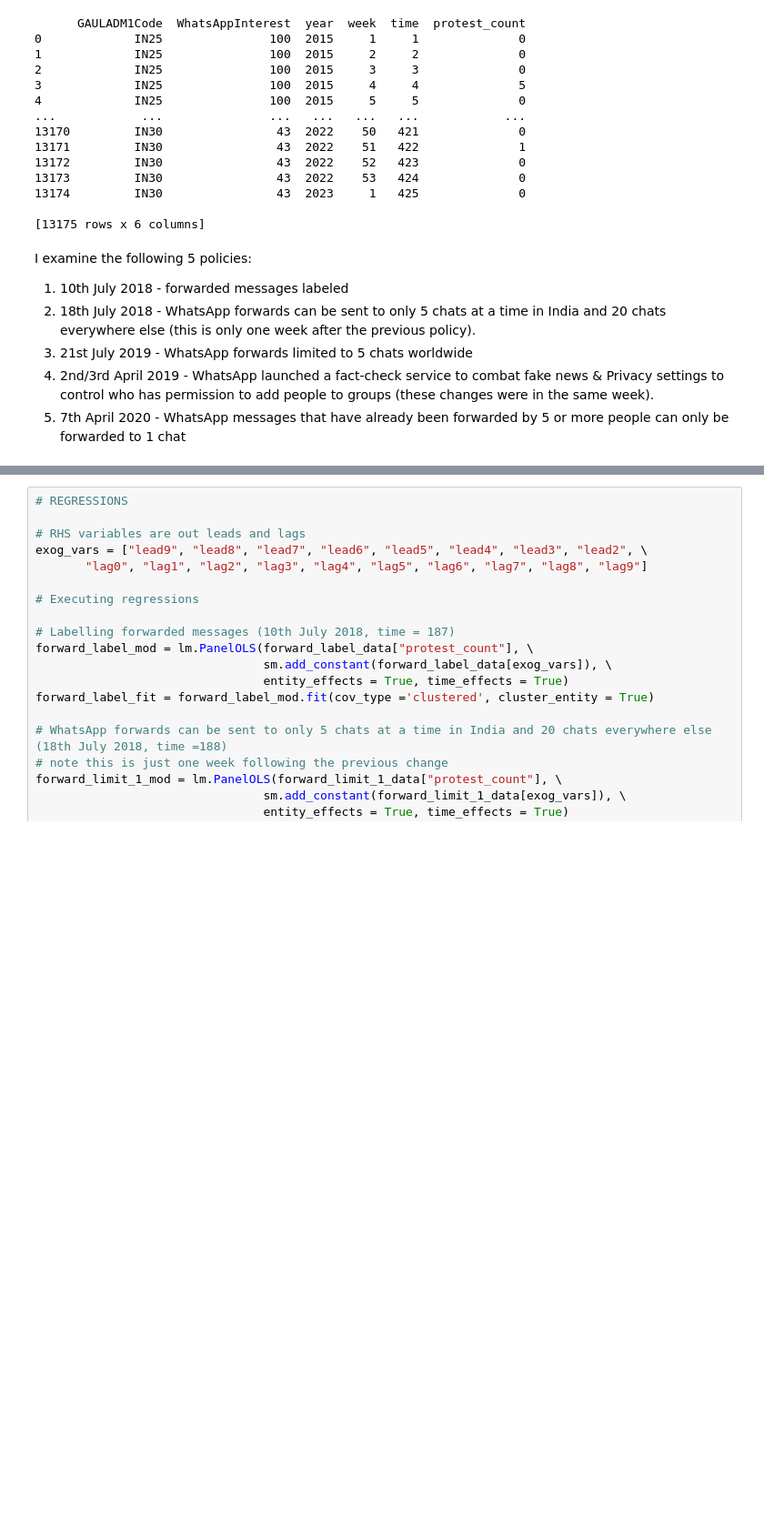
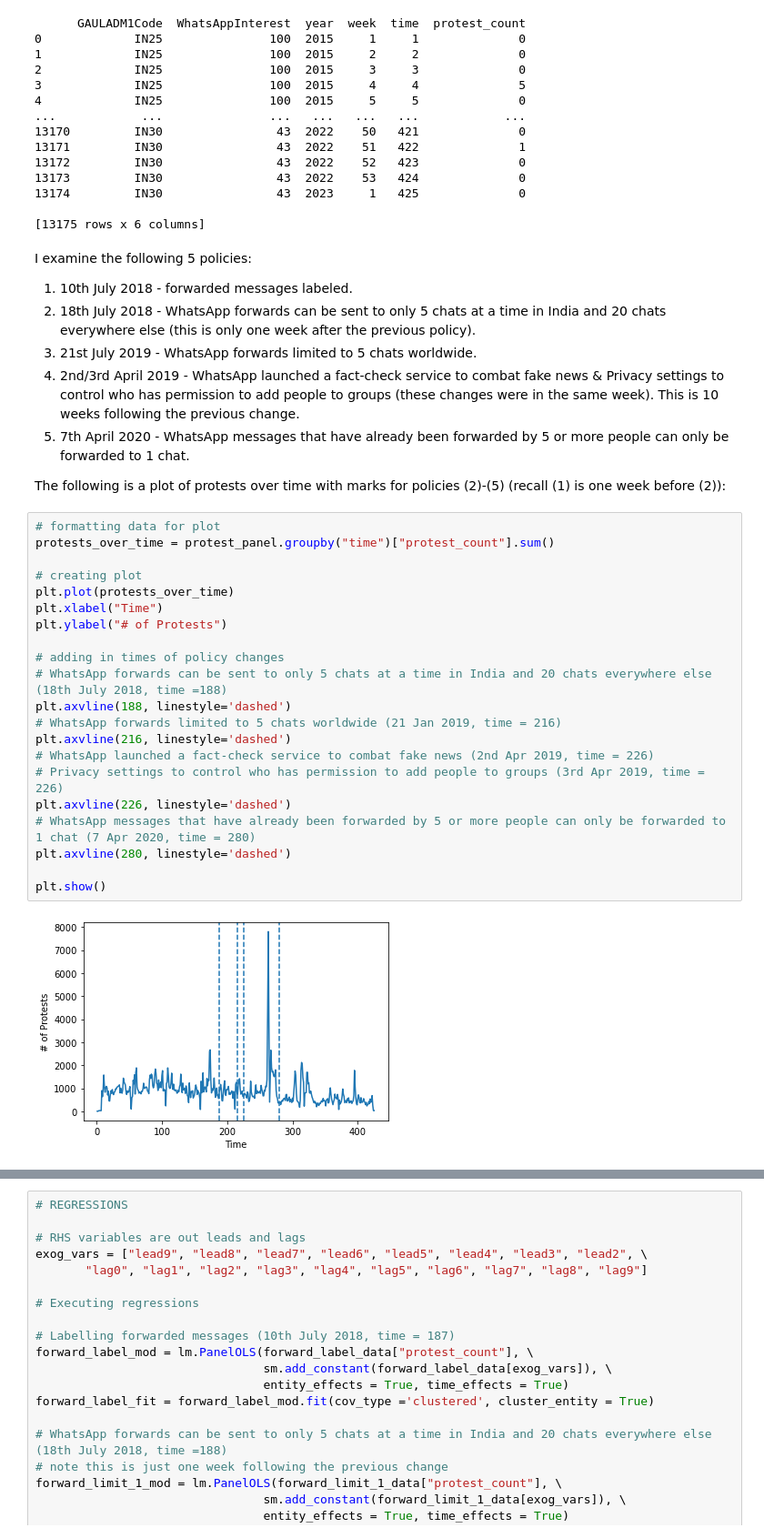
Before and after one commit to faizessa/WhatsApp-and-Collective-Action, a Jupyter notebook: Data Analysis Code/gtrends_event_studies.ipynb, the cells around one changed output, grey strips where cells are left out. Shown: that part at 91% size. Saved outputs shown, nothing was run; the diff lists cells and outputs as text; blank space fills up the shorter version.

Commit message:
Added a plot of protests over time.

```diff
--- a/Data Analysis Code/gtrends_event_studies.ipynb
+++ b/Data Analysis Code/gtrends_event_studies.ipynb
@@ -123,11 +123,36 @@ print(protest_panel)
 [13175 rows x 6 columns]
 # %% [markdown]
 I examine the following 5 policies:
- 1. 10th July 2018 - forwarded messages labeled
+ 1. 10th July 2018 - forwarded messages labeled.
  2. 18th July 2018 - WhatsApp forwards can be sent to only 5 chats at a time in India and 20 chats everywhere else (this is only one week after the previous policy).
- 3. 21st July 2019 - WhatsApp forwards limited to 5 chats worldwide
- 4. 2nd/3rd April 2019 - WhatsApp launched a fact-check service to combat fake news & Privacy settings to control who has permission to add people to groups (these changes were in the same week).
- 5. 7th April 2020 - WhatsApp messages that have already been forwarded by 5 or more people can only be forwarded to 1 chat
+ 3. 21st July 2019 - WhatsApp forwards limited to 5 chats worldwide.
+ 4. 2nd/3rd April 2019 - WhatsApp launched a fact-check service to combat fake news & Privacy settings to control who has permission to add people to groups (these changes were in the same week). This is 10 weeks following the previous change.
+ 5. 7th April 2020 - WhatsApp messages that have already been forwarded by 5 or more people can only be forwarded to 1 chat.
+
+The following is a plot of protests over time with marks for policies (2)-(5) (recall (1) is one week before (2)):
+# %%
+# formatting data for plot
+protests_over_time = protest_panel.groupby("time")["protest_count"].sum()
+
+# creating plot
+plt.plot(protests_over_time)
+plt.xlabel("Time")
+plt.ylabel("# of Protests")
+
+# adding in times of policy changes
+# WhatsApp forwards can be sent to only 5 chats at a time in India and 20 chats everywhere else (18th July 2018, time =188)
+plt.axvline(188, linestyle='dashed')
+# WhatsApp forwards limited to 5 chats worldwide (21 Jan 2019, time = 216)
+plt.axvline(216, linestyle='dashed')
+# WhatsApp launched a fact-check service to combat fake news (2nd Apr 2019, time = 226)
+# Privacy settings to control who has permission to add people to groups (3rd Apr 2019, time = 226)
+plt.axvline(226, linestyle='dashed')
+# WhatsApp messages that have already been forwarded by 5 or more people can only be forwarded to 1 chat (7 Apr 2020, time = 280)
+plt.axvline(280, linestyle='dashed')
+
+plt.show()
+# %% [output]
+[figure, added]
 # %%
 # Creates dataframes for each event
 
```
Also changed, not shown: parts of 1 cell of this notebook, 3 other files.
